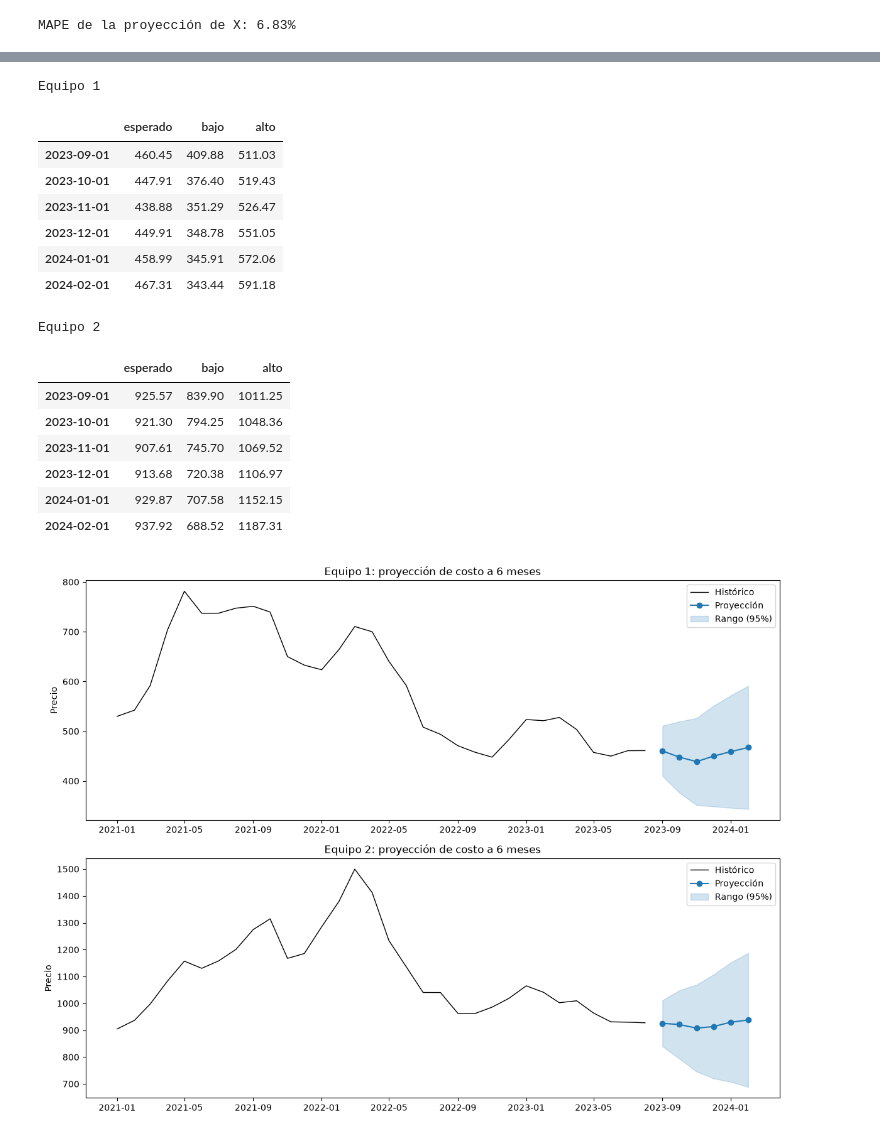
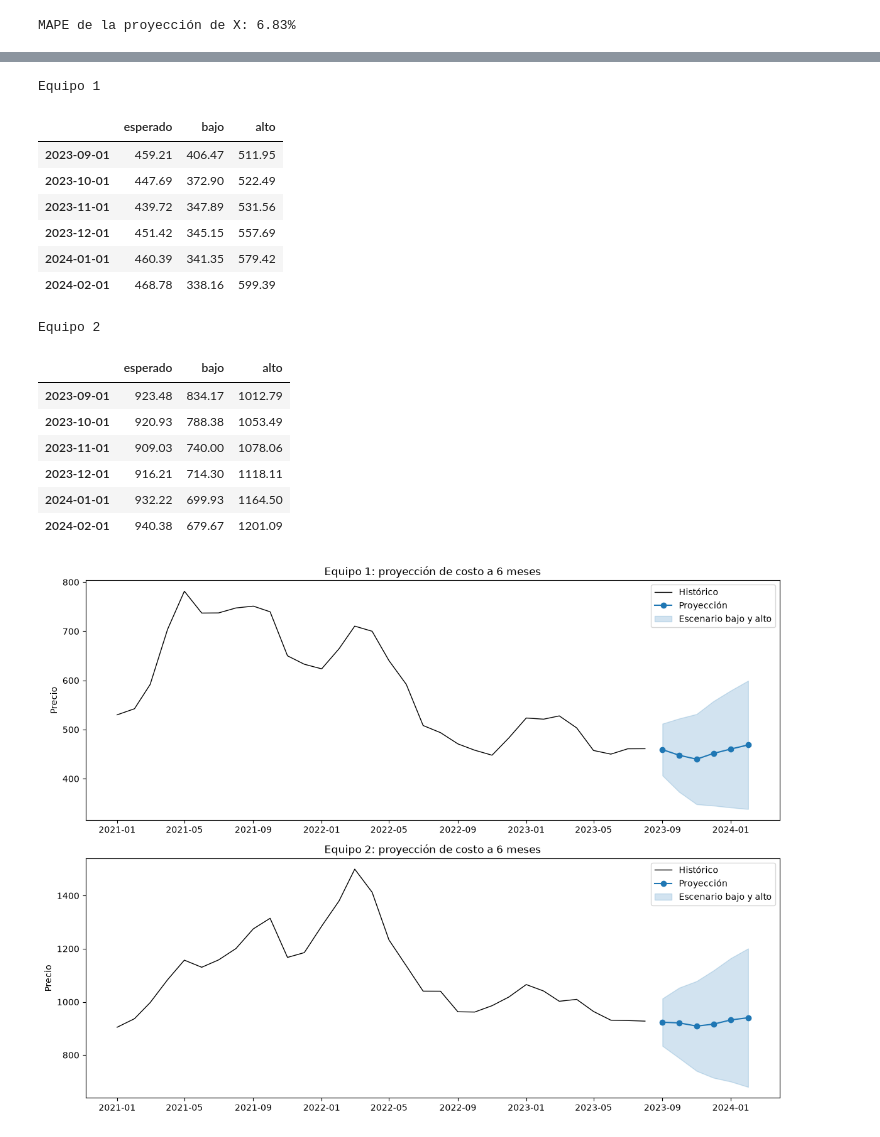
Before and after one commit to secasospina/pronostico-costos-equipos, a Jupyter notebook: notebooks/04_proyeccion.ipynb, the cells around one changed output, grey strips where cells are left out. Drawn from its saved outputs; the diff is of its cells as text; code cells hidden in the pictures.

Commit message:
fix: proyección con X proyectada, aporte real de cada materia prima y correcciones de la revisión

```diff
--- a/notebooks/04_proyeccion.ipynb
+++ b/notebooks/04_proyeccion.ipynb
@@ -242,12 +247,10 @@ recetas = {
     "Equipo 2": sm.OLS(historico["Price_Equipo2"], X_reg).fit(),
 }
 
-x_real = comparacion_x["real"]
-
 def escenario(columna):
     return pd.DataFrame({
         "const": 1.0,
-        "Price_X": x_real,
+        "Price_X": proyecciones_mp["Price_X"][columna],
         "Price_Y": proyecciones_mp["Price_Y"][columna],
         "Price_Z": proyecciones_mp["Price_Z"][columna],
     })
@@ -264,39 +267,39 @@ for equipo, receta in recetas.items():
 # %% [output]
 Equipo 1
 |  | esperado | bajo | alto |
-| 2023-09-01 | 460.45 | 409.88 | 511.03 |
-| 2023-10-01 | 447.91 | 376.40 | 519.43 |
-| 2023-11-01 | 438.88 | 351.29 | 526.47 |
-| 2023-12-01 | 449.91 | 348.78 | 551.05 |
-| 2024-01-01 | 458.99 | 345.91 | 572.06 |
-| 2024-02-01 | 467.31 | 343.44 | 591.18 |
+| 2023-09-01 | 459.21 | 406.47 | 511.95 |
+| 2023-10-01 | 447.69 | 372.90 | 522.49 |
+| 2023-11-01 | 439.72 | 347.89 | 531.56 |
+| 2023-12-01 | 451.42 | 345.15 | 557.69 |
+| 2024-01-01 | 460.39 | 341.35 | 579.42 |
+| 2024-02-01 | 468.78 | 338.16 | 599.39 |
 Equipo 2
 |  | esperado | bajo | alto |
-| 2023-09-01 | 925.57 | 839.90 | 1011.25 |
-| 2023-10-01 | 921.30 | 794.25 | 1048.36 |
-| 2023-11-01 | 907.61 | 745.70 | 1069.52 |
-| 2023-12-01 | 913.68 | 720.38 | 1106.97 |
-| 2024-01-01 | 929.87 | 707.58 | 1152.15 |
-| 2024-02-01 | 937.92 | 688.52 | 1187.31 |
+| 2023-09-01 | 923.48 | 834.17 | 1012.79 |
+| 2023-10-01 | 920.93 | 788.38 | 1053.49 |
+| 2023-11-01 | 909.03 | 740.00 | 1078.06 |
+| 2023-12-01 | 916.21 | 714.30 | 1118.11 |
+| 2024-01-01 | 932.22 | 699.93 | 1164.50 |
+| 2024-02-01 | 940.38 | 679.67 | 1201.09 |
 # %%
 fig, axes = plt.subplots(2, 1, figsize=(12, 9))
 
 for ax, (equipo, columna) in zip(axes, [("Equipo 1", "Price_Equipo1"), ("Equipo 2", "Price_Equipo2")]):
     proyeccion = proyeccion_equipos[equipo]
     historico_reciente = mensual[columna].loc["2021-01-01":]
 
     ax.plot(historico_reciente.index, historico_reciente, label="Histórico", color="black", linewidth=1)
     ax.plot(proyeccion.index, proyeccion["esperado"], label="Proyección", color="tab:blue", marker="o")
-    ax.fill_between(proyeccion.index, proyeccion["bajo"], proyeccion["alto"], color="tab:blue", alpha=0.2, label="Rango (95%)")
+    ax.fill_between(proyeccion.index, proyeccion["bajo"], proyeccion["alto"], color="tab:blue", alpha=0.2, label="Escenario bajo y alto")
     ax.set_title(f"{equipo}: proyección de costo a 6 meses")
     ax.set_ylabel("Precio")
     ax.legend()
 
 plt.tight_layout()
 plt.savefig("../reports/figures/06_proyeccion_equipos.png", dpi=150)
 plt.show()
 # %% [output]
-[figure, old version]
+[figure, new version]
 # %%
 tabla_final = pd.concat(proyeccion_equipos, axis=1).round(2)
 tabla_final.index.name = "Mes"
```
Also changed, not shown: parts of 4 cells of this notebook, 10 other files.
